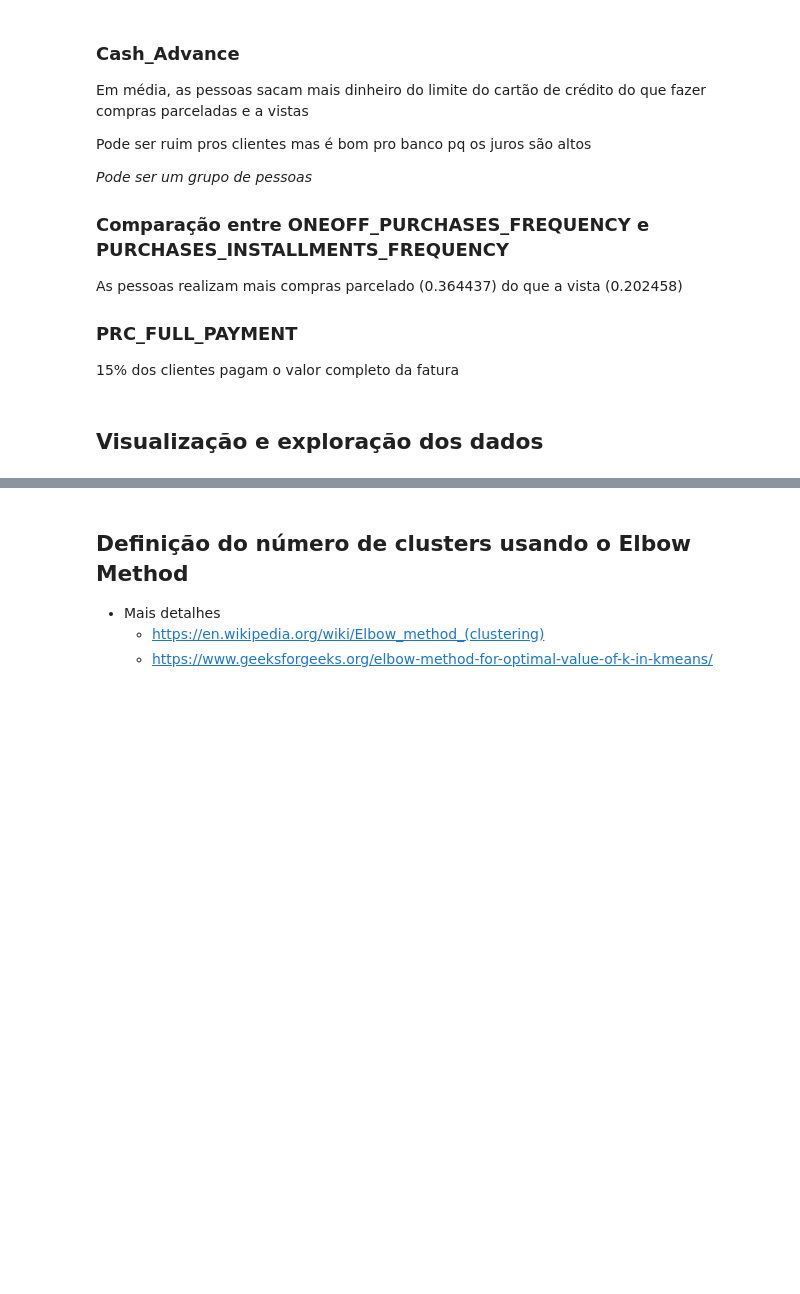
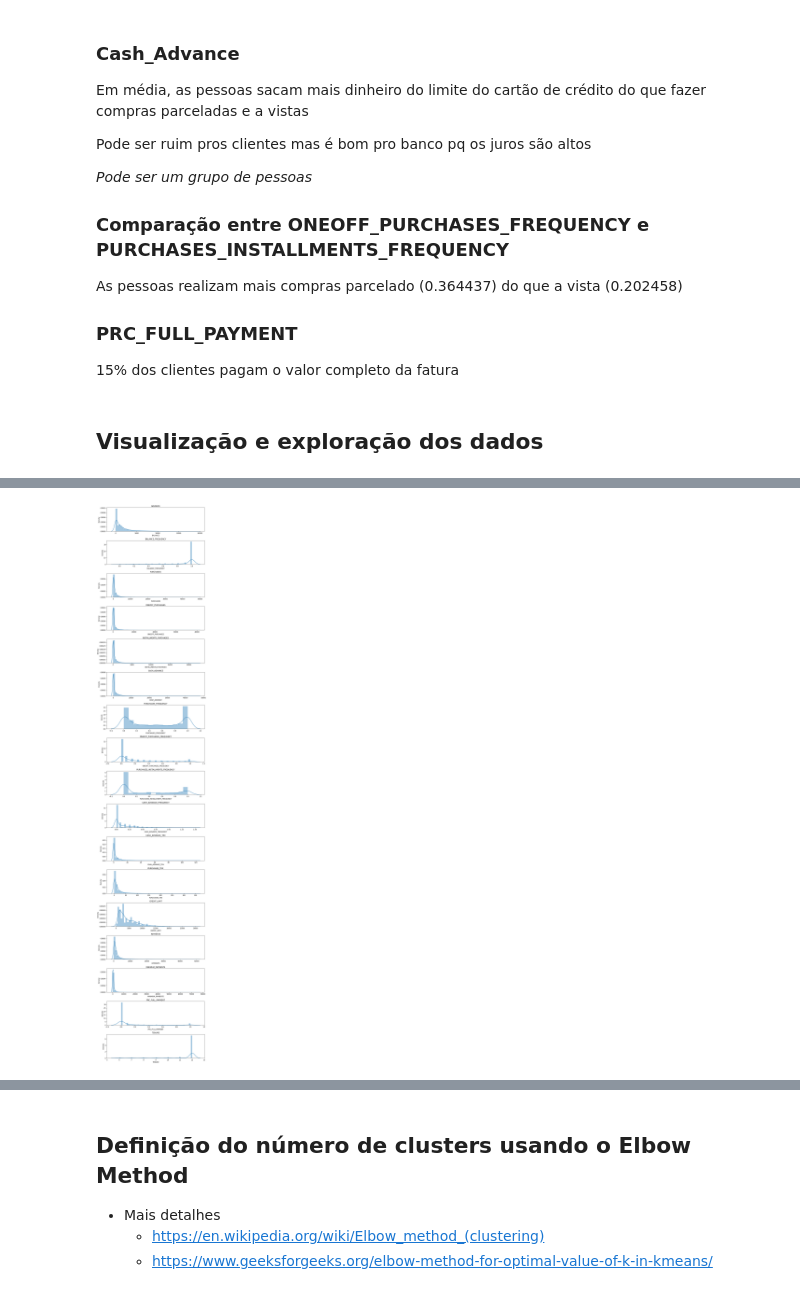
Before and after one commit to Vinicius-Luiz/ciencia_dados_para_empresas, a Jupyter notebook: MARKETING/Departamento_de_Marketing.ipynb, the cells around one changed output, grey strips where cells are left out. Drawn from its saved outputs; the diff is of its cells as text; code cells hidden in the pictures; blank space fills up the shorter version.

```diff
--- a/MARKETING/Departamento_de_Marketing.ipynb
+++ b/MARKETING/Departamento_de_Marketing.ipynb
@@ -71,0 +100,4 @@ As pessoas realizam mais compras parcelado (0.364437) do que a vista (0.202458)
+# %%
+#Vamos preencher os valores nulos com a média
+creditcard_df.loc[(creditcard_df['MINIMUM_PAYMENTS'].isnull() == True), 'MINIMUM_PAYMENTS'] = creditcard_df['MINIMUM_PAYMENTS'].mean()
+creditcard_df.loc[(creditcard_df['CREDIT_LIMIT'].isnull() == True), 'CREDIT_LIMIT'] = creditcard_df['CREDIT_LIMIT'].mean()
@@ -71,0 +130,3 @@ As pessoas realizam mais compras parcelado (0.364437) do que a vista (0.202458)
+# %%
+creditcard_df.drop('CUST_ID', axis=1, inplace=True) #Removendo id do cliente (Não é necessário ter PK no machine learning)
+creditcard_df.head()
@@ -71,0 +140,12 @@ As pessoas realizam mais compras parcelado (0.364437) do que a vista (0.202458)
+# %%
+#Criar um histograma com todos as colunas do nosso DF
+plt.figure(figsize = (10,50))
+num_columns = len(creditcard_df.columns)
+
+for i, c in enumerate(creditcard_df.columns):
+  plt.subplot(num_columns, 1, i+1) #plt.subplot(num de linhas, numero de colunas, id do gráfico)
+  sns.distplot(creditcard_df[c], kde=True)    #além do histograma, irá gerar o KDE (Kernel Density Estimate) | gera a linha do formato da distribuição
+  plt.title(c)
+plt.tight_layout();
+# %% [output]
+[figure, added]
```
Also changed, not shown: parts of 13 cells of this notebook, 9 other files.
